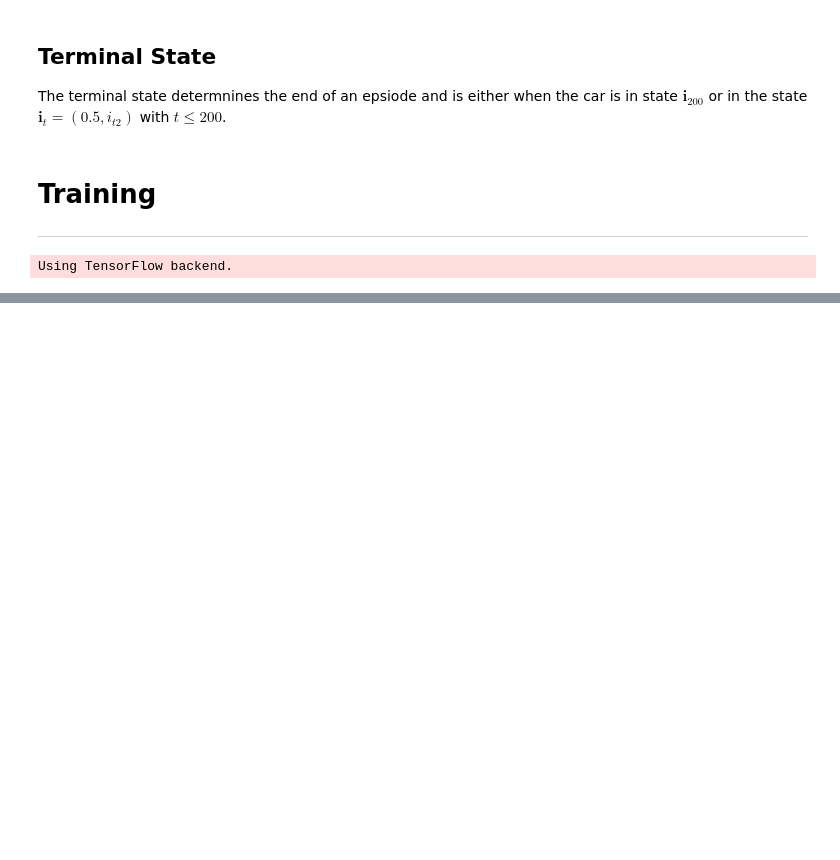
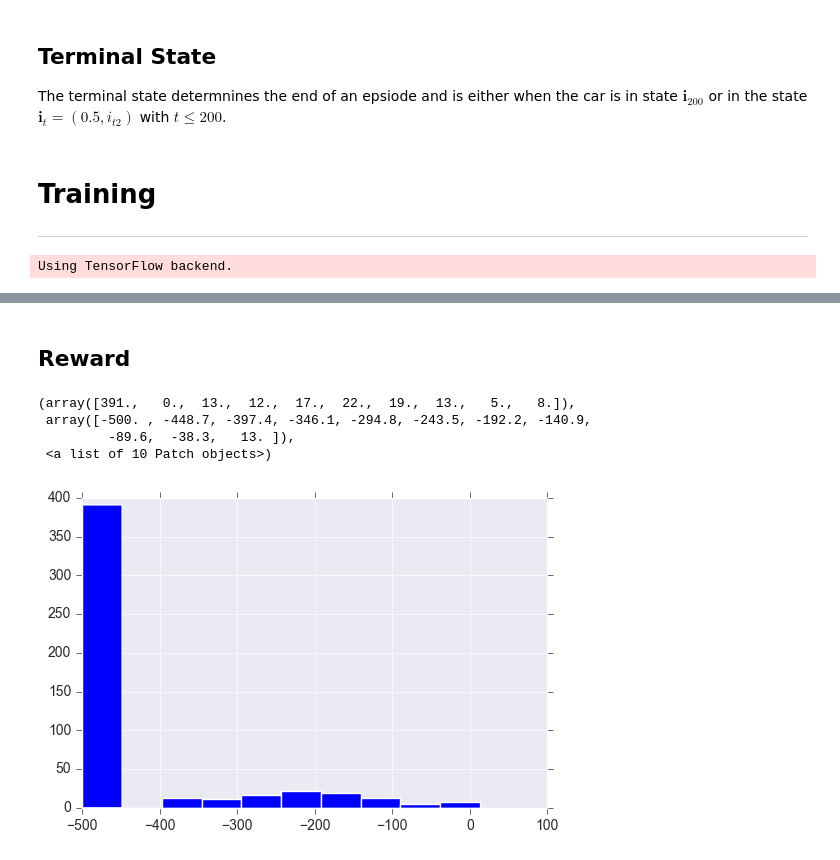
Before and after one commit to dtriepke/Deep_Q_Learning_MountainCar, a Jupyter notebook: DeepQLearning.ipynb, the cells around one changed output, grey strips where cells are left out. Saved outputs shown, nothing was run; the diff lists cells and outputs as text; code cells hidden in the pictures; blank space fills up the shorter version.

```diff
--- a/DeepQLearning.ipynb
+++ b/DeepQLearning.ipynb
@@ -208,0 +213,10 @@ env.close()
+# %% [markdown]
+## Reward
+# %%
+plt.hist(agent.reward_all, bins=10)
+# %% [output]
+(array([391.,   0.,  13.,  12.,  17.,  22.,  19.,  13.,   5.,   8.]),
+ array([-500. , -448.7, -397.4, -346.1, -294.8, -243.5, -192.2, -140.9,
+         -89.6,  -38.3,   13. ]),
+ <a list of 10 Patch objects>)
+[figure, added]
```
Also changed, not shown: parts of 17 cells of this notebook, 2 other files.
